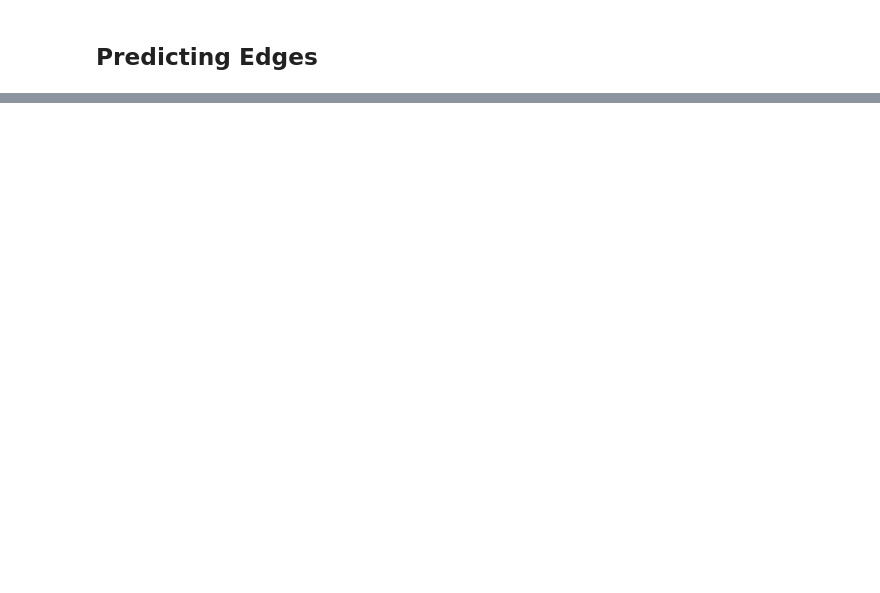
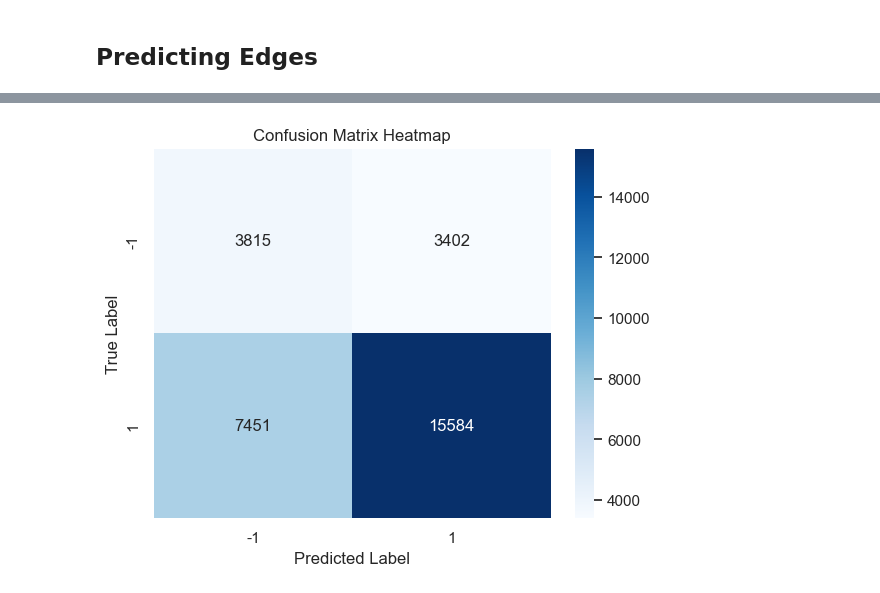
Before and after one commit to ijustsnapped/ADComplexos, a Jupyter notebook: Project_Metrics.ipynb, the cells around one changed output, grey strips where cells are left out. Cells and saved outputs as stored; diff of their text form; code cells hidden in the pictures; blank space fills up the shorter version.

```diff
--- a/Project_Metrics.ipynb
+++ b/Project_Metrics.ipynb
@@ -1393,0 +2219,22 @@ filtered_df
+# %%
+# Extract true labels and sentiment scores
+true_labels = [data['label'] for _, _, data in G.edges(data=True)]  # True edge labels (-1 or 1)
+predicted_labels = [
+    1 if data.get('sentiment', 0) > 0 else -1
+    for _, _, data in G.edges(data=True)
+]  # Predicted edge labels based on sentiment
+# %%
+from sklearn.metrics import classification_report, confusion_matrix, roc_auc_score
+
+# Classification report
+print(classification_report(true_labels, predicted_labels, target_names=["-1", "1"]))
+
+# Confusion matrix
+conf_matrix = confusion_matrix(true_labels, predicted_labels)
+print("Confusion Matrix:")
+print(conf_matrix)
+
+# ROC-AUC score (if using sentiment scores directly for prediction probabilities)
+sentiment_scores = [data.get('sentiment', 0) for _, _, data in G.edges(data=True)]
+roc_auc = roc_auc_score(true_labels, sentiment_scores)
+print(f"ROC-AUC Score: {roc_auc:.2f}")
@@ -1393,0 +2255,11 @@ filtered_df
+# %%
+import seaborn as sns
+import matplotlib.pyplot as plt
+
+sns.heatmap(conf_matrix, annot=True, fmt="d", cmap="Blues", xticklabels=["-1", "1"], yticklabels=["-1", "1"])
+plt.xlabel("Predicted Label")
+plt.ylabel("True Label")
+plt.title("Confusion Matrix Heatmap")
+plt.show()
+# %% [output]
+[figure, added]
```
Also changed, not shown: parts of 56 cells of this notebook, 27 other files.
